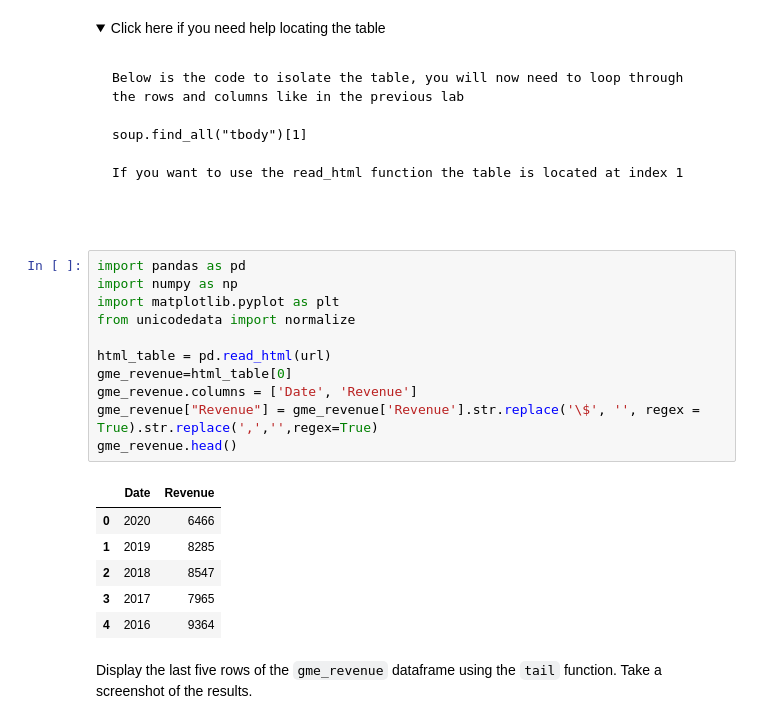
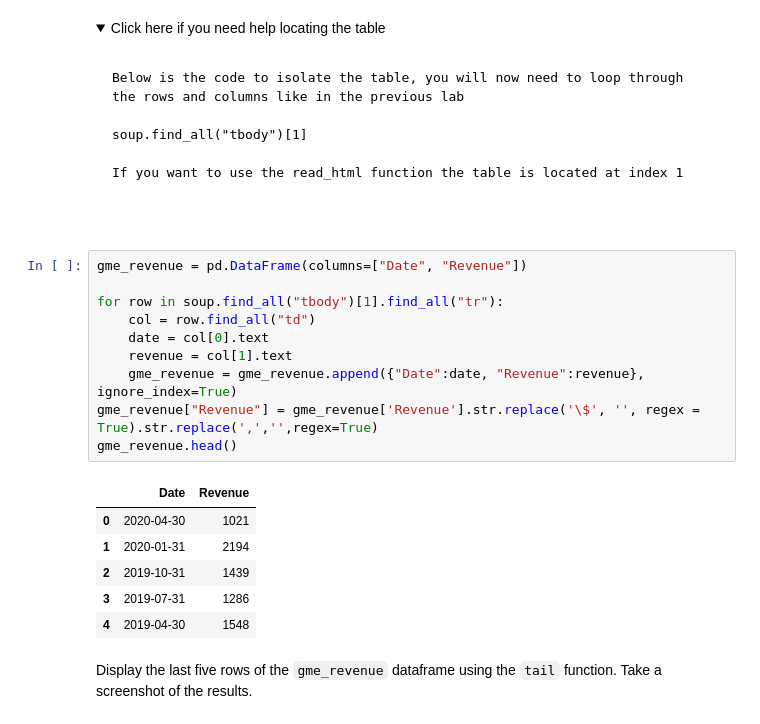
Before and after one commit to hanumansinha/DataScienceLab, a Jupyter notebook: Python_StockMarket_Final Assignment.ipynb, the cells around one changed output. Drawn from its saved outputs; the diff is of its cells as text; folded sections open.

````diff
--- a/Python_StockMarket_Final Assignment.ipynb
+++ b/Python_StockMarket_Final Assignment.ipynb
@@ -234,23 +223,22 @@ If you want to use the read_html function the table is located at index 1
 ```
 
 </details>
-# %%
-import pandas as pd
-import numpy as np
-import matplotlib.pyplot as plt
-from unicodedata import normalize
-
-html_table = pd.read_html(url)
-gme_revenue=html_table[0]
-gme_revenue.columns = ['Date', 'Revenue']
-gme_revenue["Revenue"] = gme_revenue['Revenue'].str.replace('\$', '', regex = True).str.replace(',','',regex=True)
-gme_revenue.head()
-# %% [output]
-|  | Date | Revenue |
-| 0 | 2020 | 6466 |
-| 1 | 2019 | 8285 |
-| 2 | 2018 | 8547 |
-| 3 | 2017 | 7965 |
-| 4 | 2016 | 9364 |
+# %%
+gme_revenue = pd.DataFrame(columns=["Date", "Revenue"])
+
+for row in soup.find_all("tbody")[1].find_all("tr"):
+    col = row.find_all("td")
+    date = col[0].text
+    revenue = col[1].text
+    gme_revenue = gme_revenue.append({"Date":date, "Revenue":revenue}, ignore_index=True)
+gme_revenue["Revenue"] = gme_revenue['Revenue'].str.replace('\$', '', regex = True).str.replace(',','',regex=True)
+gme_revenue.head()
+# %% [output]
+|  | Date | Revenue |
+| 0 | 2020-04-30 | 1021 |
+| 1 | 2020-01-31 | 2194 |
+| 2 | 2019-10-31 | 1439 |
+| 3 | 2019-07-31 | 1286 |
+| 4 | 2019-04-30 | 1548 |
 # %% [markdown]
 Display the last five rows of the `gme_revenue` dataframe using the `tail` function. Take a screenshot of the results.
````
Also changed, not shown: parts of 13 cells of this notebook.
